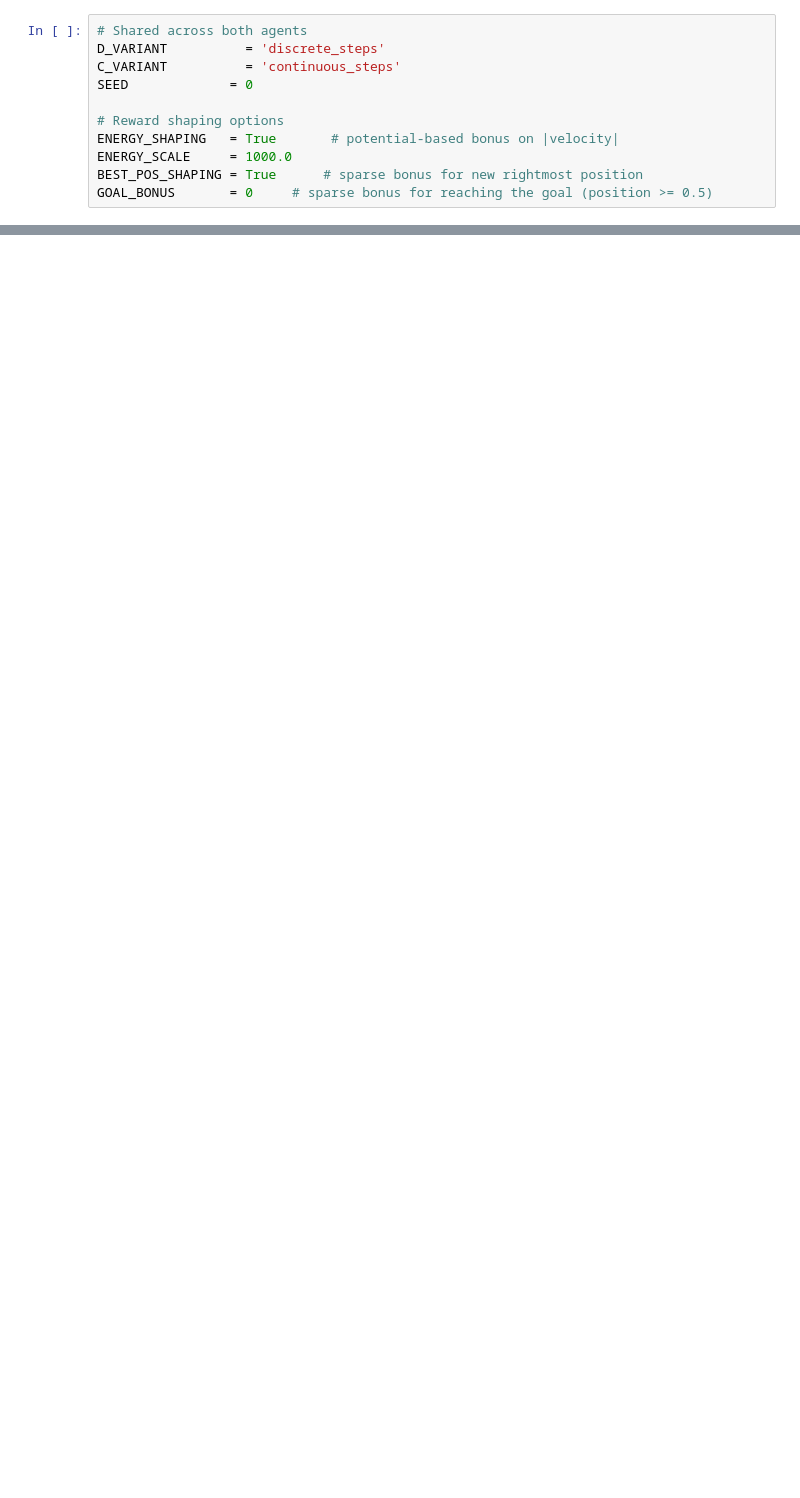
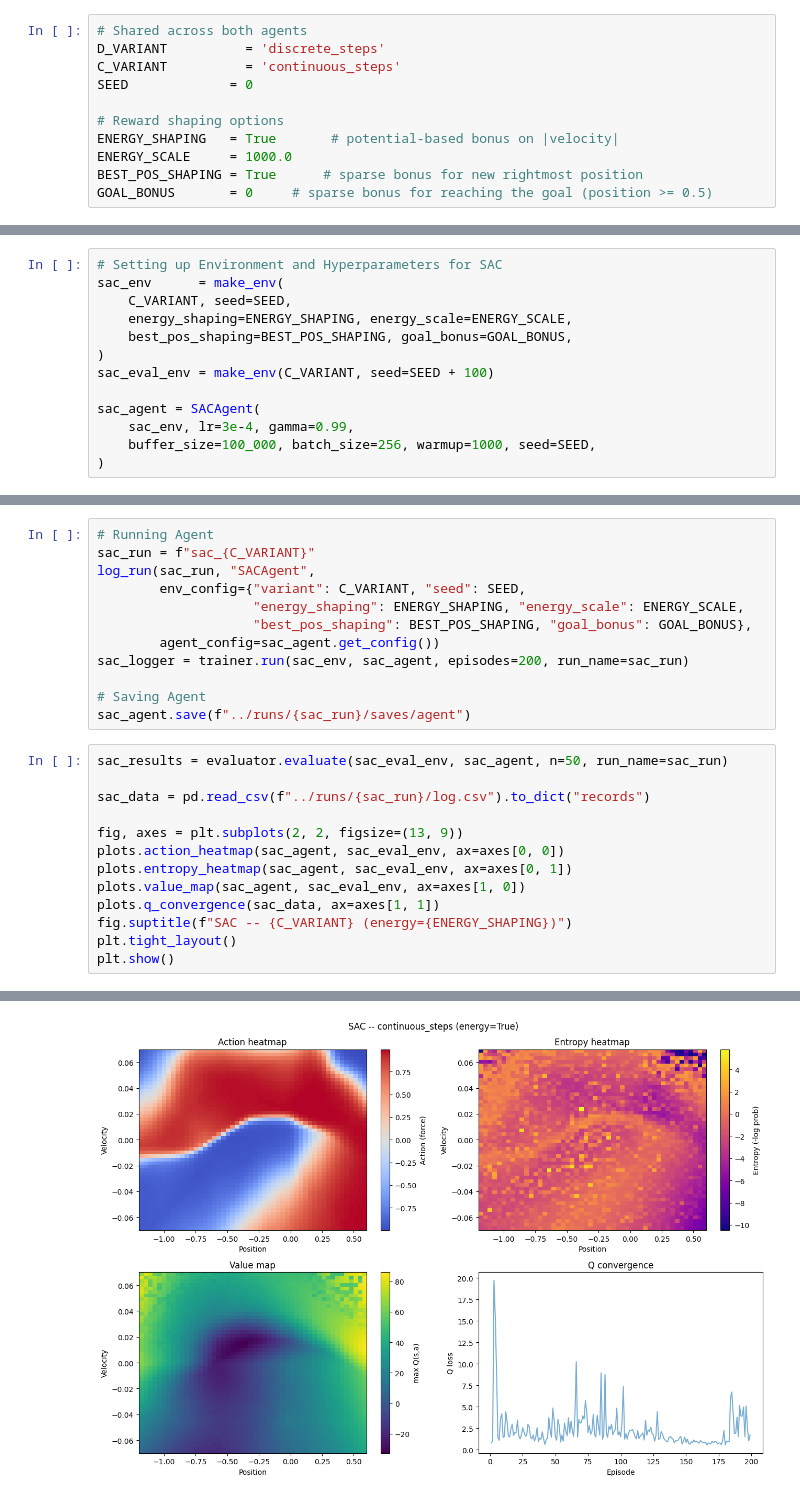
Before and after one commit to rue-da/mountain-car, a Jupyter notebook: notebooks/main.ipynb, the cells around one changed output, grey strips where cells are left out. Saved outputs shown, nothing was run; the diff lists cells and outputs as text; blank space fills up the shorter version.

```diff
--- a/notebooks/main.ipynb
+++ b/notebooks/main.ipynb
@@ -240,0 +287,13 @@ render_env.close()
+# %%
+# Setting up Environment and Hyperparameters for SAC
+sac_env      = make_env(
+    C_VARIANT, seed=SEED,
+    energy_shaping=ENERGY_SHAPING, energy_scale=ENERGY_SCALE,
+    best_pos_shaping=BEST_POS_SHAPING, goal_bonus=GOAL_BONUS,
+)
+sac_eval_env = make_env(C_VARIANT, seed=SEED + 100)
+
+sac_agent = SACAgent(
+    sac_env, lr=3e-4, gamma=0.99,
+    buffer_size=100_000, batch_size=256, warmup=1000, seed=SEED,
+)
@@ -240,0 +302,26 @@ render_env.close()
+# %%
+# Running Agent
+sac_run = f"sac_{C_VARIANT}"
+log_run(sac_run, "SACAgent",
+        env_config={"variant": C_VARIANT, "seed": SEED,
+                    "energy_shaping": ENERGY_SHAPING, "energy_scale": ENERGY_SCALE,
+                    "best_pos_shaping": BEST_POS_SHAPING, "goal_bonus": GOAL_BONUS},
+        agent_config=sac_agent.get_config())
+sac_logger = trainer.run(sac_env, sac_agent, episodes=200, run_name=sac_run)
+
+# Saving Agent
+sac_agent.save(f"../runs/{sac_run}/saves/agent")
+# %%
+sac_results = evaluator.evaluate(sac_eval_env, sac_agent, n=50, run_name=sac_run)
+
+sac_data = pd.read_csv(f"../runs/{sac_run}/log.csv").to_dict("records")
+
+fig, axes = plt.subplots(2, 2, figsize=(13, 9))
+plots.action_heatmap(sac_agent, sac_eval_env, ax=axes[0, 0])
+plots.entropy_heatmap(sac_agent, sac_eval_env, ax=axes[0, 1])
+plots.value_map(sac_agent, sac_eval_env, ax=axes[1, 0])
+plots.q_convergence(sac_data, ax=axes[1, 1])
+fig.suptitle(f"SAC -- {C_VARIANT} (energy={ENERGY_SHAPING})")
+plt.tight_layout()
+plt.show()
+# %% [output]
@@ -240,0 +329 @@ render_env.close()
+[figure, added]
```
Also changed, not shown: parts of 64 cells of this notebook, 34 other files.
